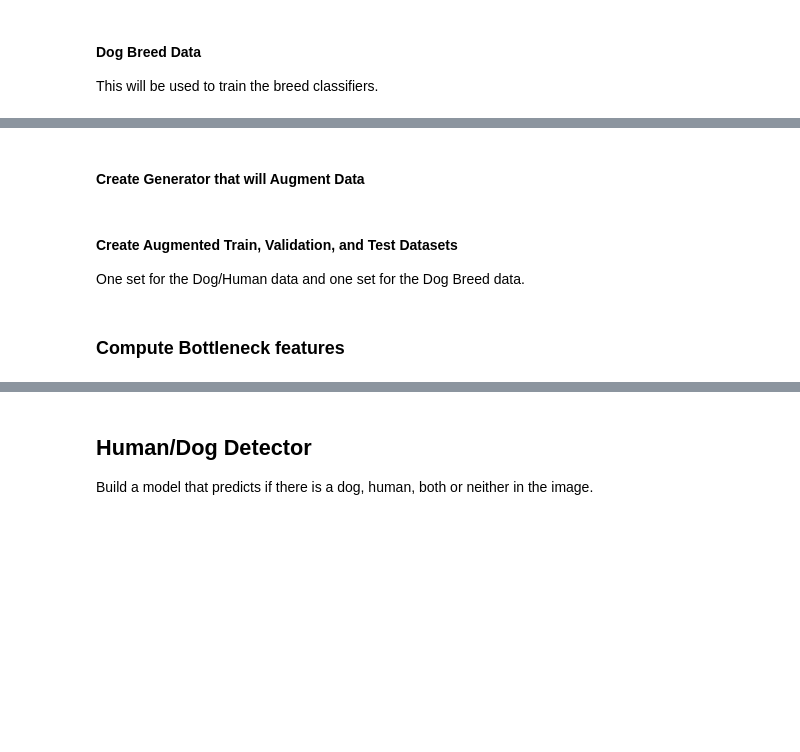
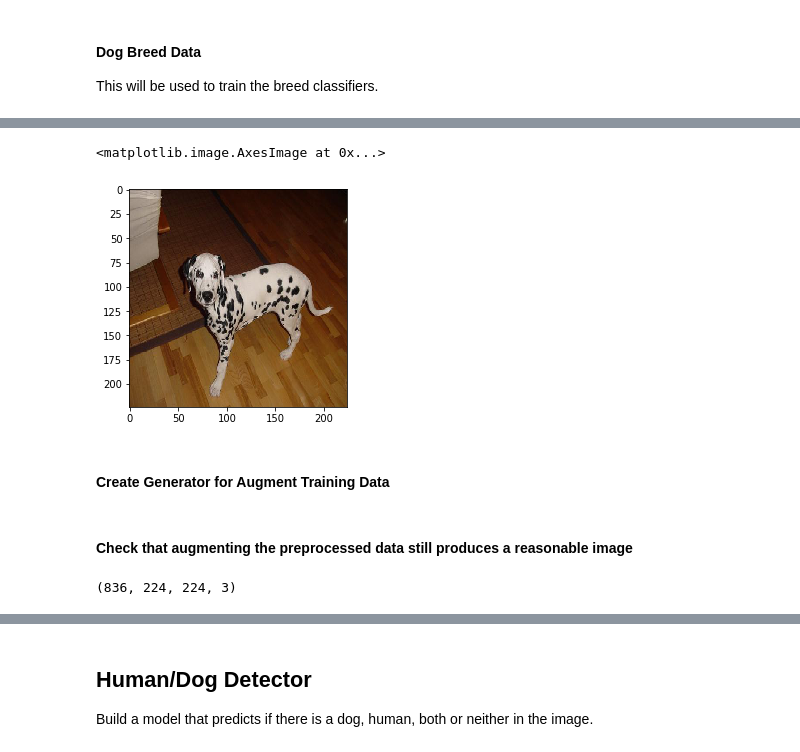
Before and after one commit to cidelab/dog-breed-classifier, a Jupyter notebook: dog_project_workbook.ipynb, the cells around one changed output, grey strips where cells are left out. Cells and saved outputs as stored; diff of their text form; code cells hidden in the pictures; blank space fills up the shorter version.

```diff
--- a/dog_project_workbook.ipynb
+++ b/dog_project_workbook.ipynb
@@ -115,0 +204,18 @@ This will be used to train the breed classifiers.
+# %%
+def imagenet_prep(image_tensors):
+    '''
+        Takes the image tensors and processes them for the models trained on ImageNet.
+
+        Inputs: Image tensor of shape (images, width, height, colorchannels)
+
+        Returns: Tensor of same shape with color channels flipped and values centered around zero for each color channel.
+    '''
+    # imagenet averages for RGB
+    image_net_mean = np.array([103.939,116.779,123.68])
+    zero_centered = image_tensors - image_net_mean
+
+    # Flip color channels
+    BGR_tensors = zero_centered[:, :, :, ::-1]
+    return BGR_tensors
+# %%
+test = imagenet_prep(breed_test_tensors)
@@ -116,4 +231,24 @@ This will be used to train the breed classifiers.
+# %%
+def unprocess(image_tensors):
+    '''
+        Unprocesses the preprocessing step for imagenet.
+    '''
+    # Flip color channels
+    RGB_tensors = image_tensors[:, :, :, ::-1]
+
+    # Add RBG mean back to images
+    image_net_mean = np.array([103.939,116.779,123.68])
+    normal = RGB_tensors + image_net_mean
+    normal = np.clip(normal, 0, 256)
+    return normal
+# %%
+retest = unprocess(test)
+# Check that unprocessing produces the same image as before imagenet_prep
+plt.imshow(retest[0]/255)
+# %% [output]
+<matplotlib.image.AxesImage at 0x...>
+[figure, added]
 # %% [markdown]
-#### Create Generator that will Augment Data
+#### Create Generator for Augment Training Data
 # %%
 training_generator = ImageDataGenerator(rescale=1.,
@@ -150,5 +265,2 @@ training_data = training_generator.flow(x, test_b, batch_size=32, shuffle=False)
-# %% [markdown]
-#### Create Augmented Train, Validation, and Test Datasets
-One set for the Dog/Human data and one set for the Dog Breed data.
-# %% [markdown]
-### Compute Bottleneck features
+# %% [markdown]
+#### Check that augmenting the preprocessed data still produces a reasonable image
@@ -154,0 +285,4 @@ One set for the Dog/Human data and one set for the Dog Breed data.
+# %%
+aug_data
+# %% [output]
+(836, 224, 224, 3)
```
Also changed, not shown: parts of 29 cells of this notebook.
